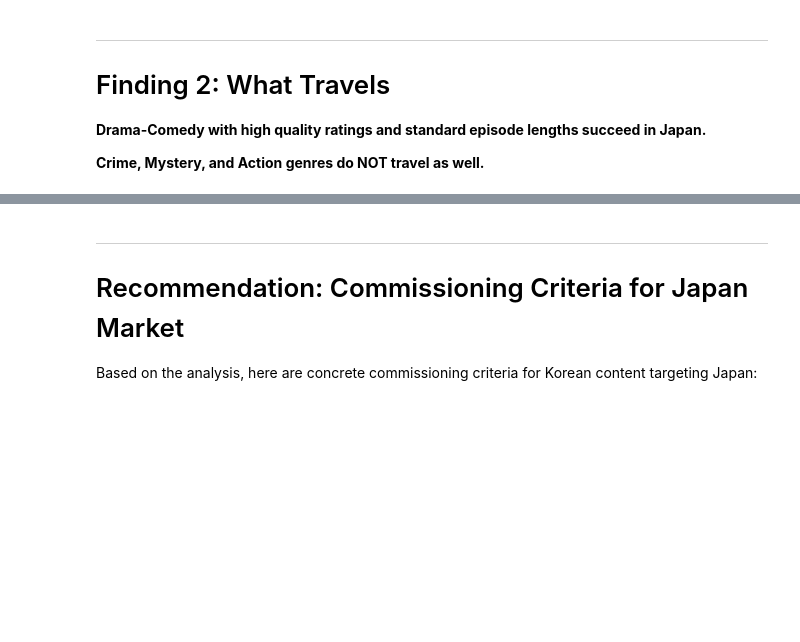
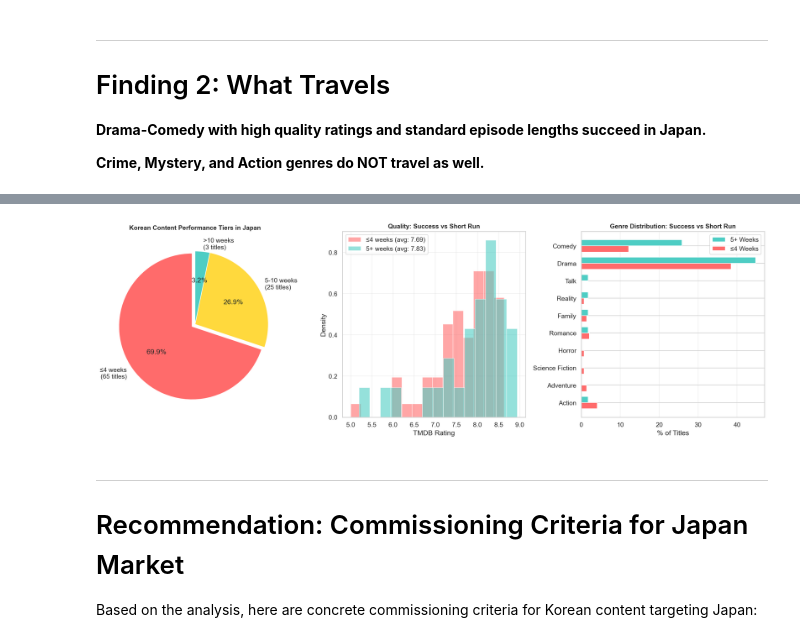
Before and after one commit to songohwan/netflix_dashboard, a Jupyter notebook: korean_content_japan_analysis.ipynb, the cells around one changed output, grey strips where cells are left out. Drawn from its saved outputs; the diff is of its cells as text; code cells hidden in the pictures; blank space fills up the shorter version.

```diff
--- a/korean_content_japan_analysis.ipynb
+++ b/korean_content_japan_analysis.ipynb
@@ -290,12 +394,12 @@ print(f"\n💡 The bar for sustained engagement in Japan is HIGH.")
 # %%
-# Compare characteristics: 5+ weeks success vs ≤3 weeks
+# Compare characteristics: 5+ weeks success vs ≤4 weeks
 korean_jp_data = korean_jp.drop_duplicates("show_title").copy()
 korean_jp_data["weeks"] = korean_jp_data["show_title"].map(kr_jp_weeks)
 
-success_5plus = korean_jp_data[korean_jp_data["weeks"] > 5]
-short_run_data = korean_jp_data[korean_jp_data["weeks"] <= 3]
+success_5plus = korean_jp_data[korean_jp_data["weeks"] >= 5]
+short_run_data = korean_jp_data[korean_jp_data["weeks"] <= 4]
 
-print("\n📊 COMPARING SUCCESS (5+ weeks) vs SHORT RUN (≤3 weeks):")
+print("\n📊 COMPARING SUCCESS (5+ weeks) vs SHORT RUN (≤4 weeks):")
 print(f"\n   Sample sizes: Success={len(success_5plus)}, Short Run={len(short_run_data)}")
 
 # Quality comparison
@@ -304,5 +408,5 @@ short_rated = short_run_data[(short_run_data["tmdb_rating"].notna()) & (short_ru
 
 print(f"\n   TMDB Rating:")
 print(f"   • Success (5+ weeks): {success_rated['tmdb_rating'].mean():.2f}")
-print(f"   • Short run (≤3 weeks): {short_rated['tmdb_rating'].mean():.2f}")
+print(f"   • Short run (≤4 weeks): {short_rated['tmdb_rating'].mean():.2f}")
 print(f"   • Gap: {success_rated['tmdb_rating'].mean() - short_rated['tmdb_rating'].mean():+.2f}")
@@ -332,0 +466,23 @@ for genre in success_genre_comp[success_genre_comp["Difference"] < -5].index[:5]
+# %%
+# Filter Korean TV content in Japan with 5+ weeks
+kr_tv_in_japan = jp_gw[(jp_gw["original_language"] == "ko") & (jp_gw["category"] == "TV")].copy()
+kr_tv_longevity = kr_tv_in_japan.groupby("show_title")["cumulative_weeks_in_top_10"].max()
+
+# Split into success tiers
+successful_titles = kr_tv_longevity[kr_tv_longevity >= 5].index
+less_successful_titles = kr_tv_longevity[kr_tv_longevity < 5].index
+
+kr_tv_successful = kr_tv_in_japan[kr_tv_in_japan["show_title"].isin(successful_titles)].drop_duplicates("show_title")
+kr_tv_less_successful = kr_tv_in_japan[kr_tv_in_japan["show_title"].isin(less_successful_titles)].drop_duplicates("show_title")
+
+# Add weeks column for analysis
+kr_tv_successful["weeks_in_top10"] = kr_tv_successful["show_title"].map(kr_tv_longevity)
+kr_tv_less_successful["weeks_in_top10"] = kr_tv_less_successful["show_title"].map(kr_tv_longevity)
+
+print("="*80)
+print("FEATURE ANALYSIS: KR DRAMAS WITH 5+ WEEKS TOP 10 SUCCESS IN JAPAN")
+print("="*80)
+
+print(f"\nKorean TV dramas in Japan Top 10:")
+print(f"  • 5+ weeks success: {len(kr_tv_successful)} titles")
+print(f"  • ≤4 weeks: {len(kr_tv_less_successful)} titles")
@@ -336,8 +647,8 @@ fig, axes = plt.subplots(1, 3, figsize=(18, 6))
 
 # 1. Performance tier distribution
 tier_data = [short_run, medium_run, long_run]
-tier_labels = [f"≤3 weeks\n({short_run} titles)",
-               f"4-10 weeks\n({medium_run} titles)",
+tier_labels = [f"≤4 weeks\n({short_run} titles)",
+               f"5-10 weeks\n({medium_run} titles)",
                f">10 weeks\n({long_run} titles)"]
 tier_colors = ["#FF6B6B", "#FFD93D", "#4ECDC4"]
 
@@ -347,35 +658,37 @@ axes[0].set_title("Korean Content Performance Tiers in Japan", fontsize=12, font
 
 # 2. Quality comparison
 if len(success_rated) > 0 and len(short_rated) > 0:
     axes[1].hist(short_rated["tmdb_rating"], bins=15, alpha=0.6,
-                label=f"≤3 weeks (avg: {short_rated['tmdb_rating'].mean():.2f})",
+                label=f"≤4 weeks (avg: {short_rated['tmdb_rating'].mean():.2f})",
                 color="#FF6B6B", density=True)
     axes[1].hist(success_rated["tmdb_rating"], bins=15, alpha=0.6,
                 label=f"5+ weeks (avg: {success_rated['tmdb_rating'].mean():.2f})",
                 color="#4ECDC4", density=True)
     axes[1].set_xlabel("TMDB Rating")
     axes[1].set_ylabel("Density")
     axes[1].set_title("Quality: Success vs Short Run", fontsize=12, fontweight="bold")
     axes[1].legend()
     axes[1].grid(alpha=0.3)
 
 # 3. Genre comparison
 top_genre_comp = success_genre_comp.head(10)
 x = np.arange(len(top_genre_comp))
 width = 0.35
 
 axes[2].barh(x - width/2, top_genre_comp["5+ Weeks"], width, label="5+ Weeks", color="#4ECDC4")
-axes[2].barh(x + width/2, top_genre_comp["≤3 Weeks"], width, label="≤3 Weeks", color="#FF6B6B")
+axes[2].barh(x + width/2, top_genre_comp["≤4 Weeks"], width, label="≤4 Weeks", color="#FF6B6B")
 axes[2].set_yticks(x)
 axes[2].set_yticklabels(top_genre_comp.index)
 axes[2].set_xlabel("% of Titles")
 axes[2].set_title("Genre Distribution: Success vs Short Run", fontsize=12, fontweight="bold")
 axes[2].legend()
 axes[2].grid(axis="x", alpha=0.3)
 axes[2].invert_yaxis()
 
 fig.tight_layout()
 plt.show()
+# %% [output]
+[figure, added]
 # %% [markdown]
 ---
 
```
Also changed, not shown: parts of 19 cells of this notebook.
